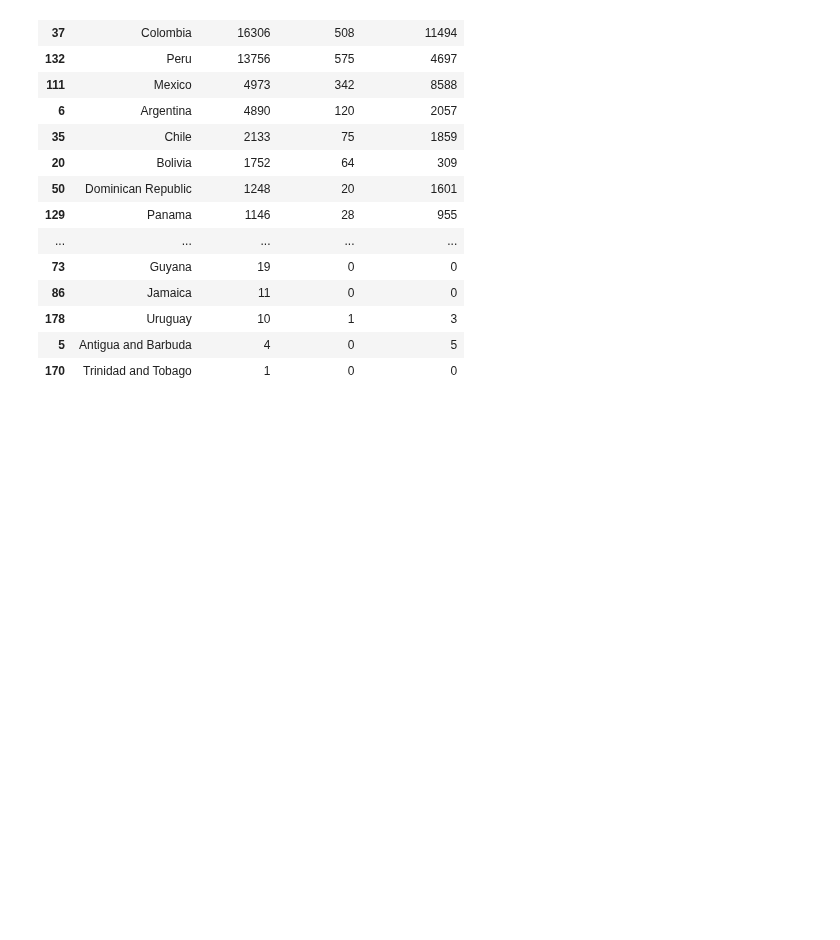
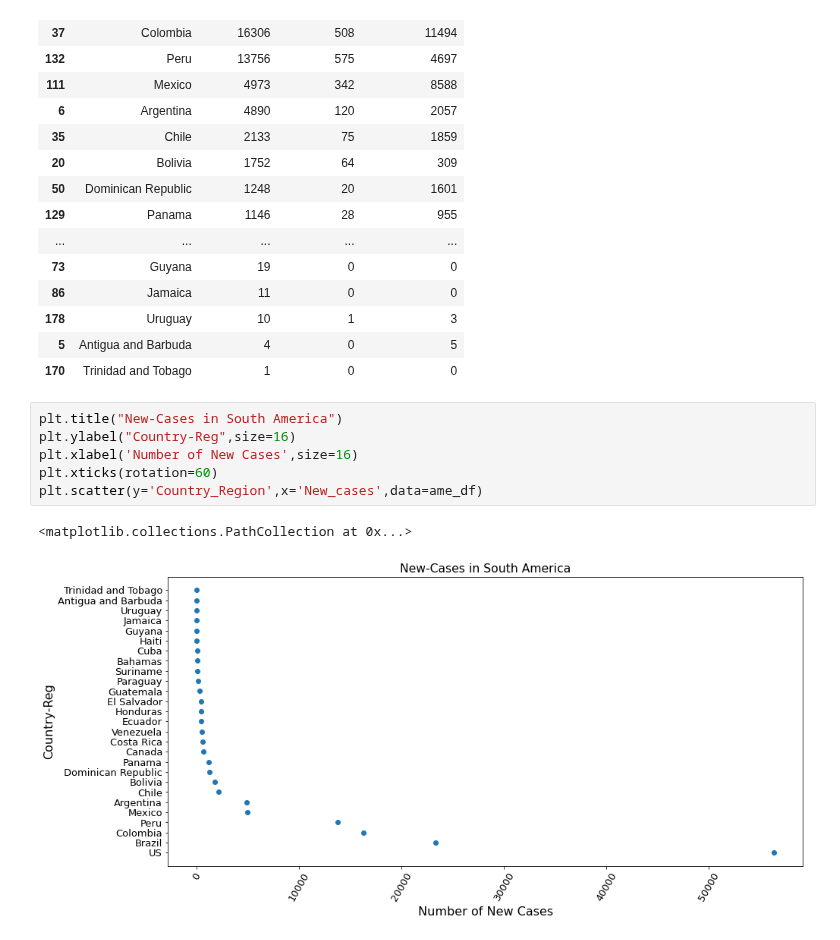
Before and after one commit to Arpan-tech-create/Exploratory_Data_Analysis, a Jupyter notebook: COVID 19.ipynb, the cells around one changed output. Saved outputs shown, nothing was run; the diff lists cells and outputs as text; blank space fills up the shorter version.

```diff
--- a/COVID 19.ipynb
+++ b/COVID 19.ipynb
@@ -270,3 +308,12 @@ ame_df
 | 178 | Uruguay | 10 | 1 | 3 |
 | 5 | Antigua and Barbuda | 4 | 0 | 5 |
 | 170 | Trinidad and Tobago | 1 | 0 | 0 |
+# %%
+plt.title("New-Cases in South America")
+plt.ylabel("Country-Reg",size=16)
+plt.xlabel('Number of New Cases',size=16)
+plt.xticks(rotation=60)
+plt.scatter(y='Country_Region',x='New_cases',data=ame_df)
+# %% [output]
+<matplotlib.collections.PathCollection at 0x...>
+[figure, added]
```
Also changed, not shown: parts of 6 cells of this notebook, 1 other file.
